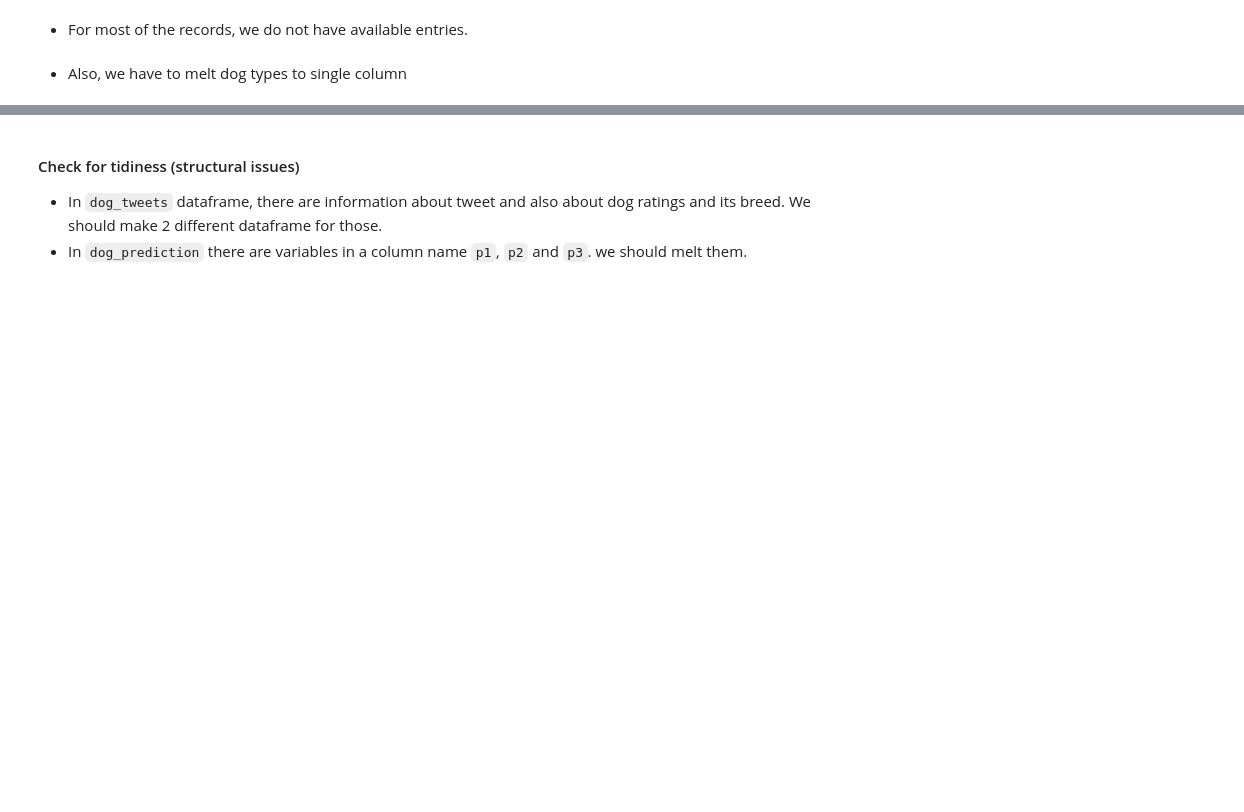
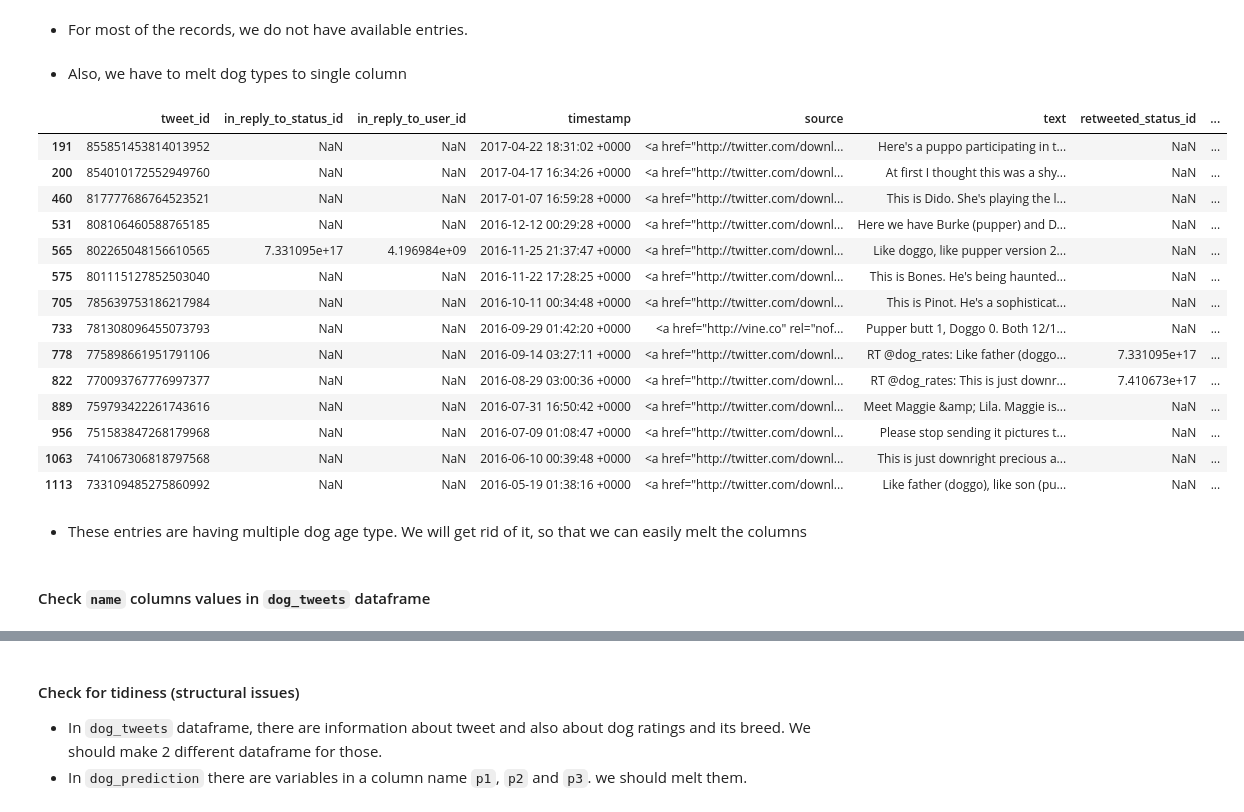
Before and after one commit to purvil/WeRateDogs, a Jupyter notebook: wrangle_act.ipynb, the cells around one changed output, grey strips where cells are left out. Drawn from its saved outputs; the diff is of its cells as text; code cells hidden in the pictures; blank space fills up the shorter version.

```diff
--- a/Data wrangling.ipynb
+++ b/wrangle_act.ipynb
@@ -348,3 +364,29 @@ dog_tweets[(dog_tweets.doggo == 'None') & (dog_tweets.floofer == 'None') &
 * For most of the records, we do not have available entries.
 # %% [markdown]
 * Also, we have to melt dog types to single column
+# %%
+mask = dog_tweets[['doggo', 'pupper', 'floofer', 'puppo']] != 'None'
+# %%
+mask = mask.sum(axis = 1)
+# %%
+dog_tweets[mask > 1]
+# %% [output]
+|  | tweet_id | in_reply_to_status_id | in_reply_to_user_id | timestamp | source | text | retweeted_status_id | ... |
+| 191 | 855851453814013952 | NaN | NaN | 2017-04-22 18:31:02 +0000 | <a href="http://twitter.com/downl... | Here's a puppo participating in t... | NaN | ... |
+| 200 | 854010172552949760 | NaN | NaN | 2017-04-17 16:34:26 +0000 | <a href="http://twitter.com/downl... | At first I thought this was a shy... | NaN | ... |
+| 460 | 817777686764523521 | NaN | NaN | 2017-01-07 16:59:28 +0000 | <a href="http://twitter.com/downl... | This is Dido. She's playing the l... | NaN | ... |
+| 531 | 808106460588765185 | NaN | NaN | 2016-12-12 00:29:28 +0000 | <a href="http://twitter.com/downl... | Here we have Burke (pupper) and D... | NaN | ... |
+| 565 | 802265048156610565 | 7.331095e+17 | 4.196984e+09 | 2016-11-25 21:37:47 +0000 | <a href="http://twitter.com/downl... | Like doggo, like pupper version 2... | NaN | ... |
+| 575 | 801115127852503040 | NaN | NaN | 2016-11-22 17:28:25 +0000 | <a href="http://twitter.com/downl... | This is Bones. He's being haunted... | NaN | ... |
+| 705 | 785639753186217984 | NaN | NaN | 2016-10-11 00:34:48 +0000 | <a href="http://twitter.com/downl... | This is Pinot. He's a sophisticat... | NaN | ... |
+| 733 | 781308096455073793 | NaN | NaN | 2016-09-29 01:42:20 +0000 | <a href="http://vine.co" rel="nof... | Pupper butt 1, Doggo 0. Both 12/1... | NaN | ... |
+| 778 | 775898661951791106 | NaN | NaN | 2016-09-14 03:27:11 +0000 | <a href="http://twitter.com/downl... | RT @dog_rates: Like father (doggo... | 7.331095e+17 | ... |
+| 822 | 770093767776997377 | NaN | NaN | 2016-08-29 03:00:36 +0000 | <a href="http://twitter.com/downl... | RT @dog_rates: This is just downr... | 7.410673e+17 | ... |
+| 889 | 759793422261743616 | NaN | NaN | 2016-07-31 16:50:42 +0000 | <a href="http://twitter.com/downl... | Meet Maggie &amp; Lila. Maggie is... | NaN | ... |
+| 956 | 751583847268179968 | NaN | NaN | 2016-07-09 01:08:47 +0000 | <a href="http://twitter.com/downl... | Please stop sending it pictures t... | NaN | ... |
+| 1063 | 741067306818797568 | NaN | NaN | 2016-06-10 00:39:48 +0000 | <a href="http://twitter.com/downl... | This is just downright precious a... | NaN | ... |
+| 1113 | 733109485275860992 | NaN | NaN | 2016-05-19 01:38:16 +0000 | <a href="http://twitter.com/downl... | Like father (doggo), like son (pu... | NaN | ... |
+# %% [markdown]
+* These entries are having multiple dog age type. We will get rid of it, so that we can easily melt the columns
+# %% [markdown]
+#### Check `name` columns values in `dog_tweets` dataframe
```
Also changed, not shown: parts of 67 cells of this notebook, 3 other files.
